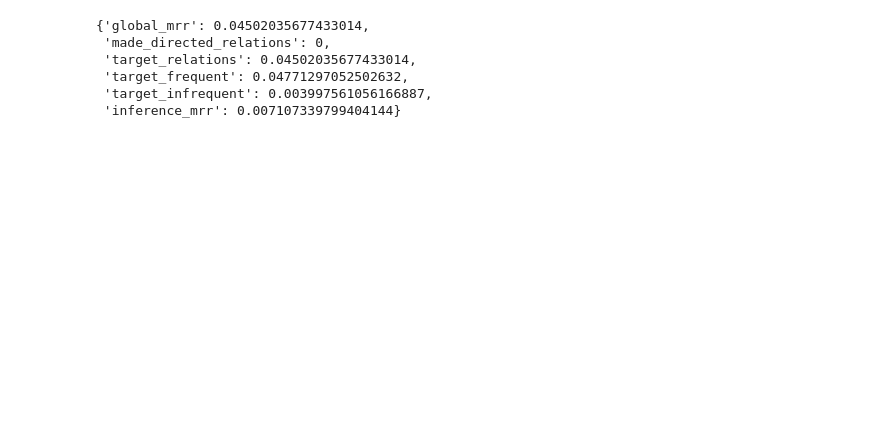
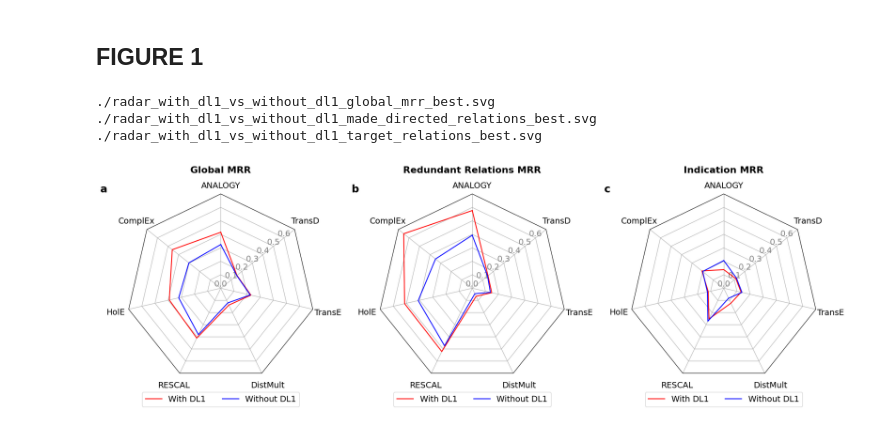
Before and after one commit to galadrielbriere/data_leakage_kge_benchmark, a Jupyter notebook: jupyter_results_processing/make_radar_plots.ipynb, the cells around one changed output. Drawn from its saved outputs; the diff is of its cells as text; code cells hidden in the pictures; blank space fills up the shorter version.

```diff
--- a/jupyter_results_processing/make_radar_plots.ipynb
+++ b/jupyter_results_processing/make_radar_plots.ipynb
@@ -334,12 +277,41 @@ results = parse_model_metrics({"with_dl1": '/home/galadriel/dr_benchmark/DL1expe
                                "dl2": '/home/galadriel/dr_benchmark/DL2experiment/models',
                                "dl2_indication": '/home/galadriel/dr_benchmark/DL2experiment/models_indication',
                                "zero_shot": '/home/galadriel/dr_benchmark/DL3experiment/zero_shot/models'})
-# %%
-results["zero_shot"]["run2"]["ANALOGY"]
-# %% [output]
-{'global_mrr': 0.04502035677433014,
- 'made_directed_relations': 0,
- 'target_relations': 0.04502035677433014,
- 'target_frequent': 0.04771297052502632,
- 'target_infrequent': 0.003997561056166887,
- 'inference_mrr': 0.007107339799404144}
+# %% [markdown]
+## FIGURE 1
+# %%
+radar_factory(7, frame='polygon')
+fig, axs = plt.subplots(1, 3, figsize=(18, 6), subplot_kw=dict(projection='radar'))
+
+titles = ["Global MRR", "Redundant Relations MRR", "Indication MRR"]
+metrics = ["global_mrr", "made_directed_relations", "target_relations"]
+
+for i in range(3):
+    plot_radar(
+        results=results,
+        experiment1="with_dl1",
+        experiment2="without_dl1",
+        run="best",
+        metric1=metrics[i],
+        y_lim=0.7,
+        title=titles[i],
+        legend_labels=["With DL1", "Without DL1"],
+        colors=("red", "blue"),
+        font_size=14,
+        markers=False,
+        savefile=None,
+        show=False,
+        saveformat="svg",
+        ax=axs[i]
+    )
+    axs[i].text(-0.1, 1.05, chr(97 + i), transform=axs[i].transAxes,
+                fontsize=18, fontweight='bold', va='top', ha='right')
+
+plt.tight_layout()
+plt.savefig("../figures/figure1.svg", format="svg", bbox_inches="tight")
+plt.show()
+# %% [output]
+./radar_with_dl1_vs_without_dl1_global_mrr_best.svg
+./radar_with_dl1_vs_without_dl1_made_directed_relations_best.svg
+./radar_with_dl1_vs_without_dl1_target_relations_best.svg
+[figure, added]
```
Also changed, not shown: parts of 29 cells of this notebook, 4 other files.
